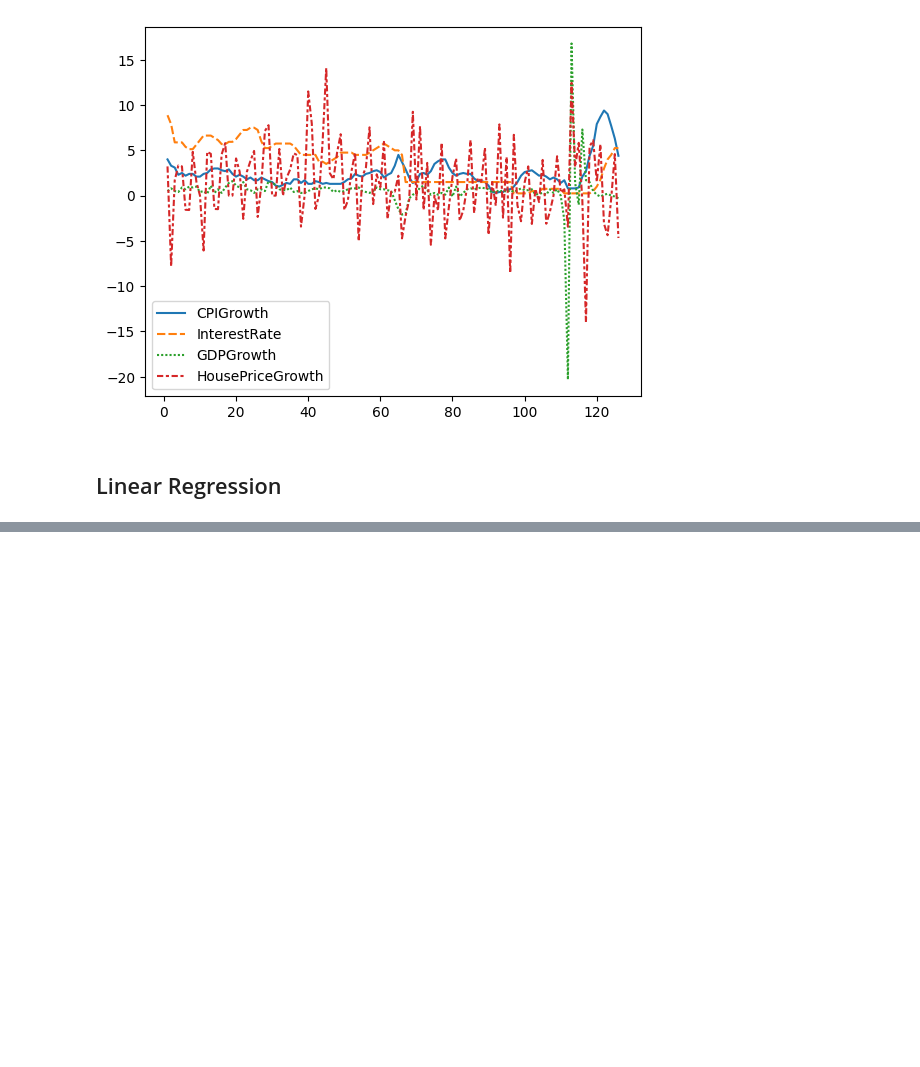
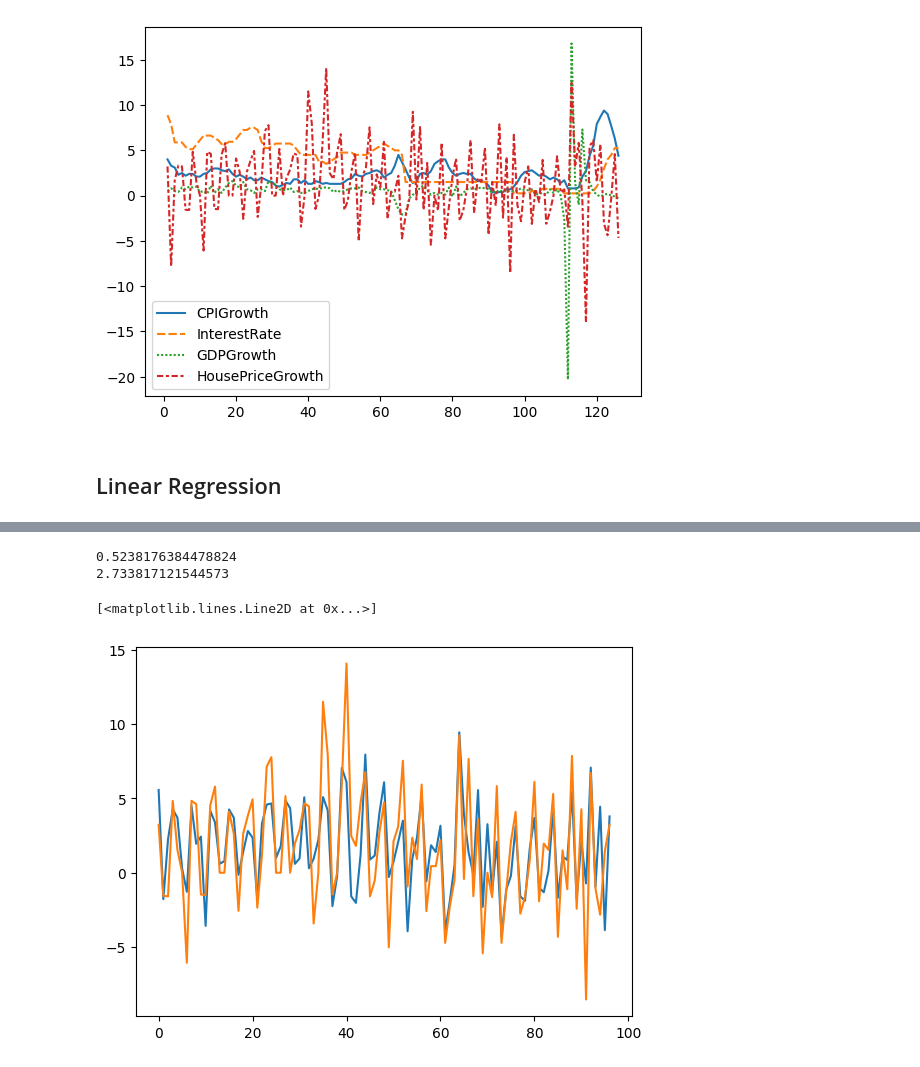
Before and after one commit to Haydn-Martin/predicting-house-prices-time-series, a Jupyter notebook: HousePricePrediction.ipynb, the cells around one changed output, grey strips where cells are left out. Drawn from its saved outputs; the diff is of its cells as text; code cells hidden in the pictures; blank space fills up the shorter version.

Commit message:
Linear Regression DONE

```diff
--- a/HousePricePrediction.ipynb
+++ b/HousePricePrediction.ipynb
@@ -434,0 +492,19 @@ sns.lineplot(data=ml_df)
+# %%
+# Make a generic function that does the above
+# i.e. creates 4-quarter lag features of all input features
+def create_q_lag_feats (df, target_col, drop_nulls):
+    # Col list to drop
+    drop_list = []
+    for column in df.columns:
+        # Drop current feature cols
+        if column != target_col:
+            drop_list.append(column)
+        for lag in range(1, 5):
+            df[f"{column}_lag_{lag}"] = df[column].shift(lag)
+    # Drop columns
+    df.drop(drop_list, axis=1, inplace=True)
+    # Add functionality to drop nulls as a result of lagging
+    if drop_nulls:
+        return df[4:]
+    else:
+        return df
@@ -434,0 +515,9 @@ sns.lineplot(data=ml_df)
+# %%
+# Add features and drop t=t columns
+add_feat_df = create_q_lag_feats(df=ml_df, target_col='HousePriceGrowth', drop_nulls=True)
+# %%
+# Define X and y
+X = add_feat_df.drop(columns=['HousePriceGrowth'])
+y = add_feat_df['HousePriceGrowth']
+# Split data to train, test sets
+X_train, X_test, y_train, y_test = train_test_split(X, y, test_size=0.2, shuffle=False)
@@ -434,0 +531,4 @@ sns.lineplot(data=ml_df)
+# %%
+# Fit linear regression to transformed data
+model = LinearRegression()
+model.fit(X_train, y_train)
@@ -434,0 +560,12 @@ sns.lineplot(data=ml_df)
+# %%
+# How good was the fit?
+lin_train_preds = model.predict(X_train)
+print(model.score(X_train, y_train))
+print(root_mean_squared_error(lin_train_preds, y_train))
+plt.plot(lin_train_preds)
+plt.plot(np.array(y_train))
+# %% [output]
+0.5238176384478824
+2.733817121544573
+[<matplotlib.lines.Line2D at 0x...>]
+[figure, added]
```
Also changed, not shown: parts of 21 cells of this notebook.
